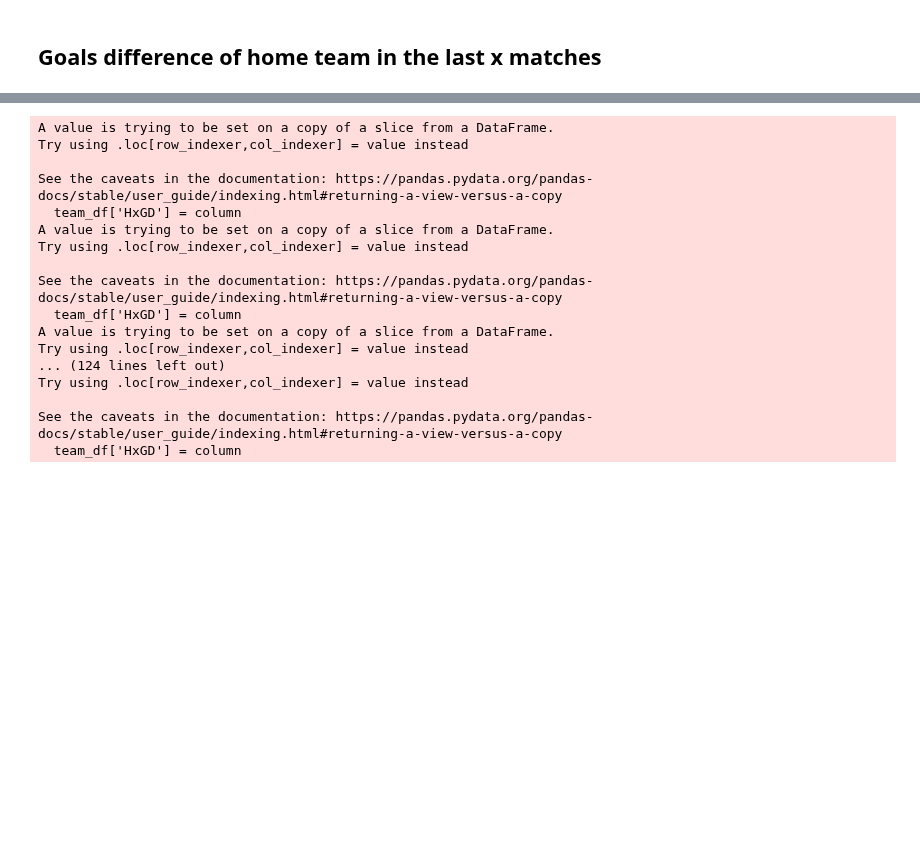
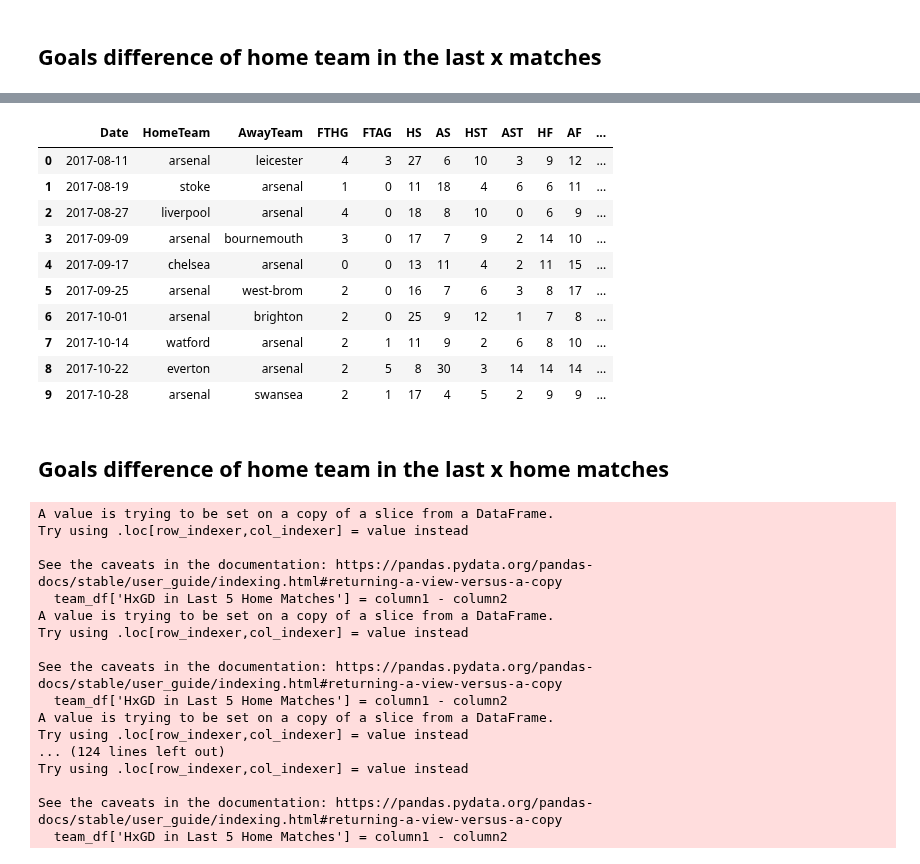
Before and after one commit to schoibs/football-match-prediction, a Jupyter notebook: 2 Feature Engineering.ipynb, the cells around one changed output, grey strips where cells are left out. Saved outputs shown, nothing was run; the diff lists cells and outputs as text; code cells hidden in the pictures; blank space fills up the shorter version.

```diff
--- a/2 Feature Engineering.ipynb
+++ b/2 Feature Engineering.ipynb
@@ -77,3 +104,19 @@ array(['arsenal', 'brighton', 'chelsea', 'palace', 'everton',
+# %%
+df.head(10)
+# %% [output]
+|  | Date | HomeTeam | AwayTeam | FTHG | FTAG | HS | AS | HST | AST | HF | AF | ... |
+| 0 | 2017-08-11 | arsenal | leicester | 4 | 3 | 27 | 6 | 10 | 3 | 9 | 12 | ... |
+| 1 | 2017-08-19 | stoke | arsenal | 1 | 0 | 11 | 18 | 4 | 6 | 6 | 11 | ... |
+| 2 | 2017-08-27 | liverpool | arsenal | 4 | 0 | 18 | 8 | 10 | 0 | 6 | 9 | ... |
+| 3 | 2017-09-09 | arsenal | bournemouth | 3 | 0 | 17 | 7 | 9 | 2 | 14 | 10 | ... |
+| 4 | 2017-09-17 | chelsea | arsenal | 0 | 0 | 13 | 11 | 4 | 2 | 11 | 15 | ... |
+| 5 | 2017-09-25 | arsenal | west-brom | 2 | 0 | 16 | 7 | 6 | 3 | 8 | 17 | ... |
+| 6 | 2017-10-01 | arsenal | brighton | 2 | 0 | 25 | 9 | 12 | 1 | 7 | 8 | ... |
+| 7 | 2017-10-14 | watford | arsenal | 2 | 1 | 11 | 9 | 2 | 6 | 8 | 10 | ... |
+| 8 | 2017-10-22 | everton | arsenal | 2 | 5 | 8 | 30 | 3 | 14 | 14 | 14 | ... |
+| 9 | 2017-10-28 | arsenal | swansea | 2 | 1 | 17 | 4 | 5 | 2 | 9 | 9 | ... |
+# %% [markdown]
+## Goals difference of home team in the last x home matches
 # %%
 temp_df = pd.DataFrame()
 
@@ -81,29 +124,33 @@ for team in df['HomeTeam'].unique():
     team_df = df[df['HomeTeam'] == team]
 
     number_of_previous_matches = 5
-    column = 0;
+    column1 = 0;
+    column2 = 0
 
     for i in range(1, number_of_previous_matches+1):
-        column += team_df['FTHG'].shift(i)
+        column1 += team_df['FTHG'].shift(i)
+        column2 += team_df['FTAG'].shift(i)
 
-    team_df['HxGD'] = column
+    team_df['HxGD in Last 5 Home Matches'] = column1 - column2
     temp_df = pd.concat([temp_df, team_df]).reset_index(drop=True)
+
+df = temp_df
 # %% [output]
 A value is trying to be set on a copy of a slice from a DataFrame.
 Try using .loc[row_indexer,col_indexer] = value instead
 
 See the caveats in the documentation: https://pandas.pydata.org/pandas-docs/stable/user_guide/indexing.html#returning-a-view-versus-a-copy
-  team_df['HxGD'] = column
+  team_df['HxGD in Last 5 Home Matches'] = column1 - column2
 A value is trying to be set on a copy of a slice from a DataFrame.
 Try using .loc[row_indexer,col_indexer] = value instead
 
 See the caveats in the documentation: https://pandas.pydata.org/pandas-docs/stable/user_guide/indexing.html#returning-a-view-versus-a-copy
-  team_df['HxGD'] = column
+  team_df['HxGD in Last 5 Home Matches'] = column1 - column2
 A value is trying to be set on a copy of a slice from a DataFrame.
 Try using .loc[row_indexer,col_indexer] = value instead
 ... (124 lines left out)
 Try using .loc[row_indexer,col_indexer] = value instead
 
 See the caveats in the documentation: https://pandas.pydata.org/pandas-docs/stable/user_guide/indexing.html#returning-a-view-versus-a-copy
-  team_df['HxGD'] = column
+  team_df['HxGD in Last 5 Home Matches'] = column1 - column2
 # %%
```
Also changed, not shown: parts of 6 cells of this notebook.
